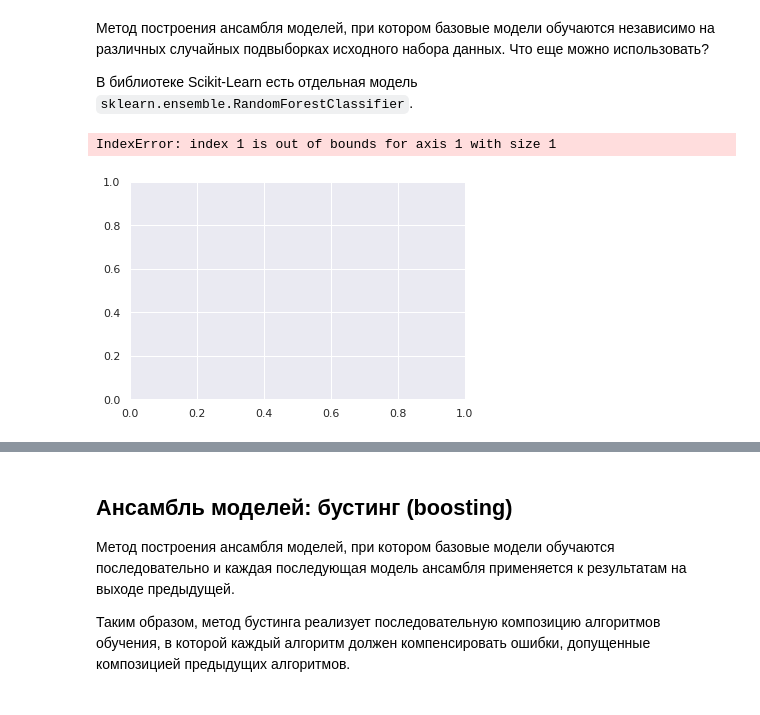
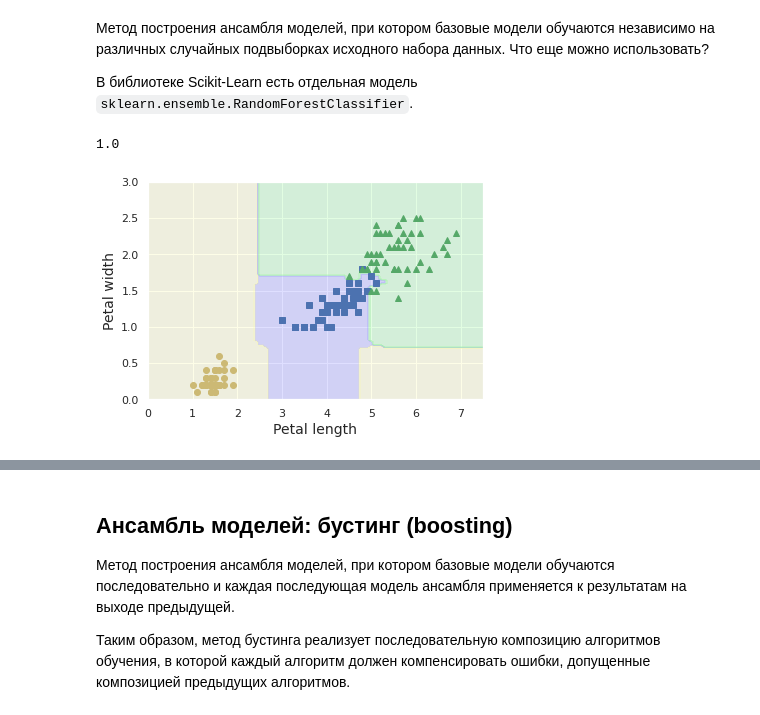
Before and after one commit to SergeyMalashenko/MachineLearning_Summer_2023, a Jupyter notebook: seminars/11/seminar_11.ipynb, the cells around one changed output, grey strips where cells are left out. Drawn from its saved outputs; the diff is of its cells as text; code cells hidden in the pictures.

```diff
--- a/seminars/11/seminar_11.ipynb
+++ b/seminars/11/seminar_11.ipynb
@@ -364,0 +379,21 @@ plt.show()
+# %%
+from sklearn.model_selection import train_test_split
+from sklearn.datasets        import load_iris
+from sklearn.metrics         import accuracy_score
+
+iris = load_iris()
+X = iris.data[:, 2:] # petal length and width
+y = iris.target
+
+X_train, X_test, y_train, y_test = train_test_split(X, y, test_size=0.25, random_state=42)
+# %%
+bag_sizes = [1, 3, 5, 7, 10]
+for bag_size in bag_sizes:
+    bag_clf = BaggingClassifier( DecisionTreeClassifier(random_state=42), n_estimators=bag_size, max_samples=30, bootstrap=True, random_state=42 )
+    bag_clf.fit(X_train, y_train)
+    y_pred = bag_clf.predict(X_test)
+    bag_acc = accuracy_score(y_test, y_pred)
+
+    plt.figure()
+    plot_decision_boundary(bag_clf, X, y)
+    plt.title("Bag of {} decision trees, test accuracy={:0.4f}".format(bag_size, bag_acc))
@@ -383,8 +424,13 @@ visualize_classifier(bag, X, y)
 # %%
 from sklearn.ensemble import RandomForestClassifier
 
-model = RandomForestClassifier(n_estimators=100, random_state=0)
-visualize_classifier(model, X, y);
+rnd_clf = RandomForestClassifier(n_estimators=500, max_leaf_nodes=16, random_state=42)
+rnd_clf.fit(X_train, y_train)
+
+y_pred_rf = rnd_clf.predict(X_test)
+plot_decision_boundary(rnd_clf, X, y)
+
+print(accuracy_score(y_test, y_pred_rf))
 # %% [output]
-IndexError: index 1 is out of bounds for axis 1 with size 1
+1.0
-[figure, old version]
+[figure, new version]
```
Also changed, not shown: parts of 44 cells of this notebook.
